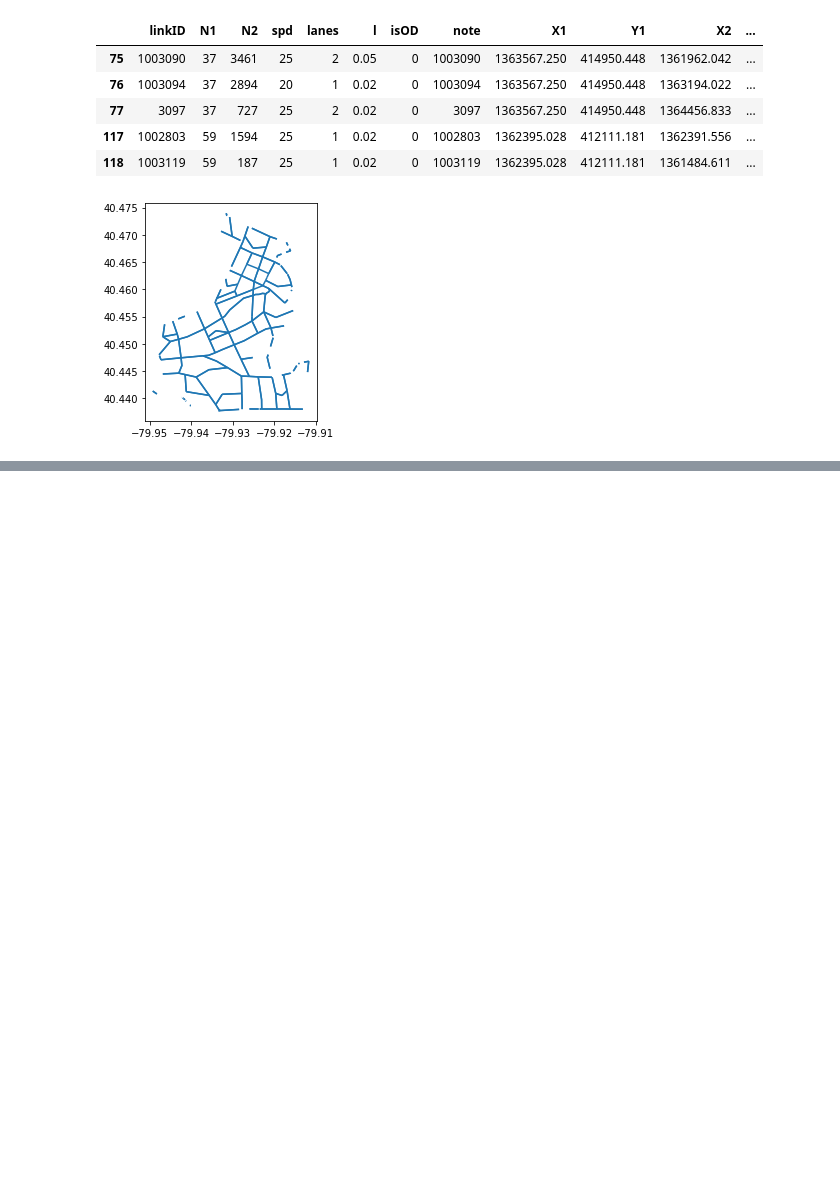
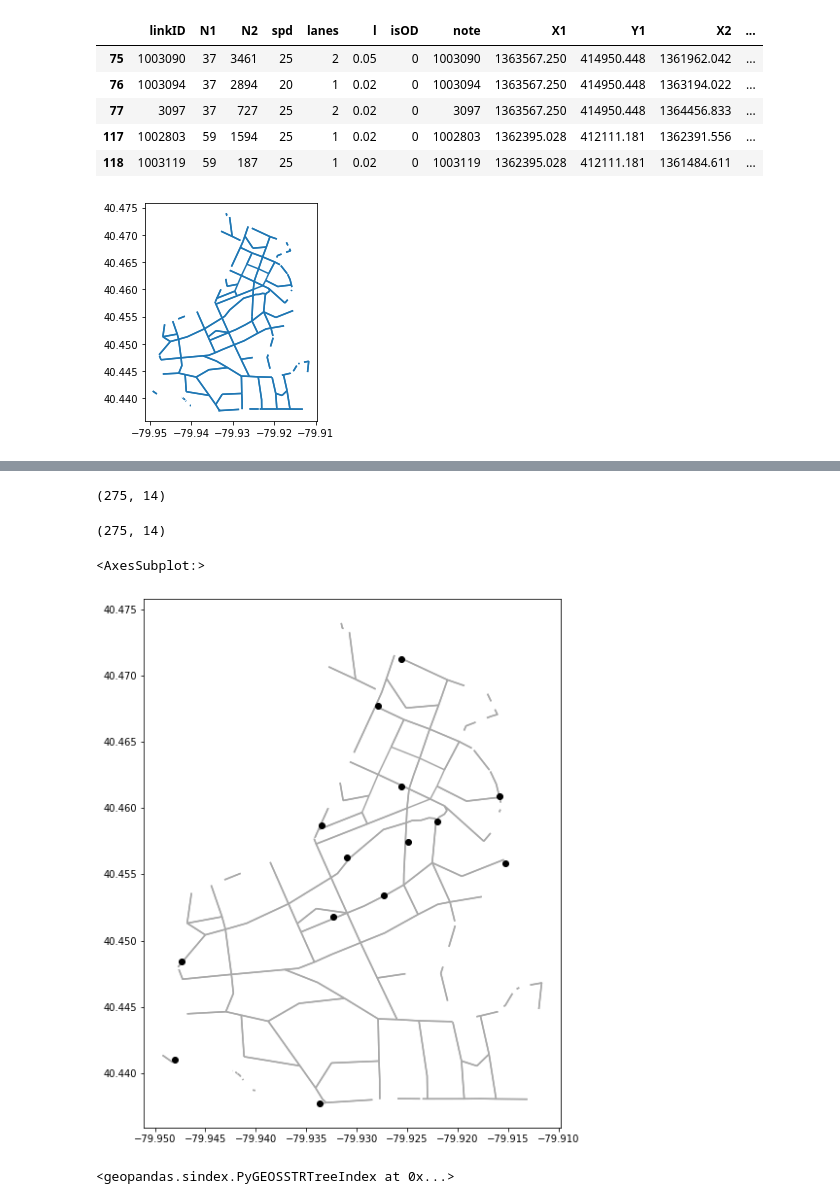
Before and after one commit to lgraff/Multimodal-Accessibility_notebooks, a Jupyter notebook: PGH_network.ipynb, the cells around one changed output, grey strips where cells are left out. Saved outputs shown, nothing was run; the diff lists cells and outputs as text; code cells hidden in the pictures; blank space fills up the shorter version.

```diff
--- a/PGH_network.ipynb
+++ b/PGH_network.ipynb
@@ -247,0 +274,20 @@ def draw_graph(G, all_node_color_map, node_color_legend, node_size, font_size, f
+# %%
+# Back to the original road network...
+# Find the "bike-friendly" streets, i.e. those with a speed limit <= 40
+bike_speedlim_max = 40
+edges_clip['spd'] = edges_clip['spd'].astype('float')
+bike_edges = edges_clip[edges_clip['spd'] <= bike_speedlim_max]
+edges_clip.shape
+bike_edges.shape  # no reduction in roads with a max speed limit of 40...could lower the max speed limit if desired
+# %% [output]
+(275, 14)
+(275, 14)
+# %%
+plot_nodes_and_edges(bs_depots_clip, edges_clip)
+# %% [output]
+<AxesSubplot:>
+[figure, added]
+# %%
+edges_clip.sindex
+# %% [output]
+<geopandas.sindex.PyGEOSSTRTreeIndex at 0x...>
```
Also changed, not shown: parts of 46 cells of this notebook.
